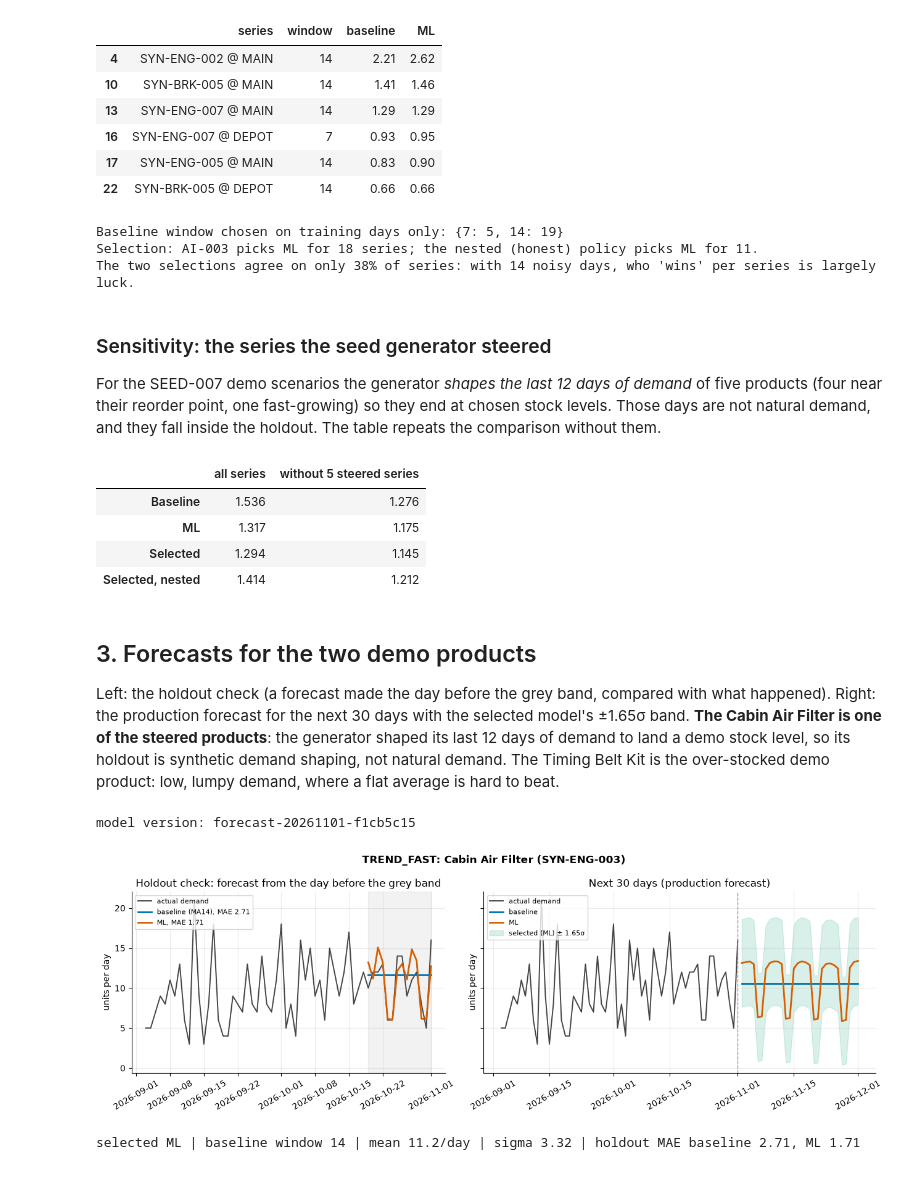
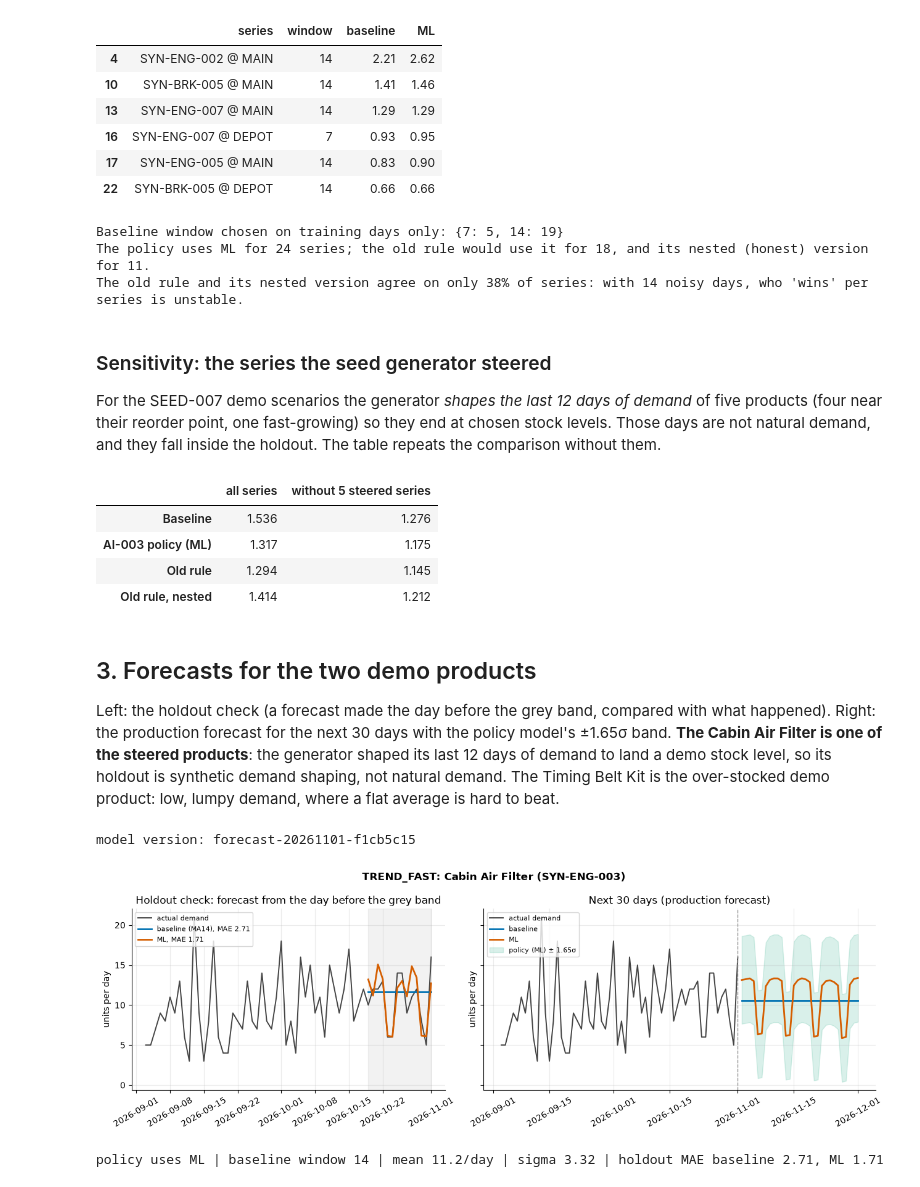
Before and after one commit to isfak1537/toyota-ai-erp, a Jupyter notebook: ai-service/notebooks/01_forecast_eval.ipynb, the cells around one changed output. Saved outputs shown, nothing was run; the diff lists cells and outputs as text; code cells hidden in the pictures.

```diff
--- a/ai-service/notebooks/01_forecast_eval.ipynb
+++ b/ai-service/notebooks/01_forecast_eval.ipynb
@@ -89,7 +93,7 @@ ML bias is -0.123 units/day (-4.0% of mean demand): it slightly under-forecasts.
 rows = []
 for key, ev in result.per_series.items():
     rows.append({"series": label(key), "window": ev.baseline_window, "MA7": ev.mae_ma7, "MA14": ev.mae_ma14, "baseline": ev.mae_baseline,
-                 "ML": ev.mae_ml, "selected": ev.selected, "nested": ev.nested_selected, "sigma": ev.sigma,
+                 "ML": ev.mae_ml, "old rule": ev.selected_by_mae, "old rule, nested": ev.nested_by_mae, "sigma": ev.sigma,
                  "steered": products[key[0]] in steered})
 per_series = pd.DataFrame(rows).sort_values("baseline", ascending=False).reset_index(drop=True)
 
@@ -121,13 +125,13 @@ ML beats the baseline on the holdout in 18 of 24 series; the baseline wins or ti
 | 22 | SYN-BRK-005 @ DEPOT | 14 | 0.66 | 0.66 |
 # %%
 print("Baseline window chosen on training days only:", per_series["window"].value_counts().sort_index().to_dict())
-print(f"Selection: AI-003 picks ML for {result.selected_ml} series; the nested (honest) policy picks ML for {result.nested_selected_ml}.")
-agree = (per_series["selected"] == per_series["nested"]).mean()
-print(f"The two selections agree on only {100 * agree:.0f}% of series: with 14 noisy days, who 'wins' per series is largely luck.")
+print(f"The policy uses ML for {result.selected_ml} series; the old rule would use it for {result.by_mae_ml}, and its nested (honest) version for {result.nested_by_mae_ml}.")
+agree = (per_series["old rule"] == per_series["old rule, nested"]).mean()
+print(f"The old rule and its nested version agree on only {100 * agree:.0f}% of series: with 14 noisy days, who 'wins' per series is unstable.")
 # %% [output]
 Baseline window chosen on training days only: {7: 5, 14: 19}
-Selection: AI-003 picks ML for 18 series; the nested (honest) policy picks ML for 11.
-The two selections agree on only 38% of series: with 14 noisy days, who 'wins' per series is largely luck.
+The policy uses ML for 24 series; the old rule would use it for 18, and its nested (honest) version for 11.
+The old rule and its nested version agree on only 38% of series: with 14 noisy days, who 'wins' per series is unstable.
 # %% [markdown]
 ### Sensitivity: the series the seed generator steered
 
@@ -137,24 +141,24 @@ not natural demand, and they fall inside the holdout. The table repeats the comp
 # %%
 from app.forecasting.metrics import summarise
 keep = {k: ev for k, ev in result.per_series.items() if products[k[0]] not in steered}
-pick = {"Baseline": lambda e: e.baseline, "ML": lambda e: e.ml_or_baseline, "Selected": lambda e: e.selected_forecast,
-        "Selected, nested": lambda e: e.nested_forecast}
+pick = {"Baseline": lambda e: e.baseline, "AI-003 policy (ML)": lambda e: e.selected_forecast, "Old rule": lambda e: e.by_mae_forecast,
+        "Old rule, nested": lambda e: e.nested_forecast}
 table = pd.DataFrame({
     name: {"all series": summarise({k: (e.actual, f(e)) for k, e in result.per_series.items()}).macro_mae,
            f"without {len(result.per_series) - len(keep)} steered series": summarise({k: (e.actual, f(e)) for k, e in keep.items()}).macro_mae}
     for name, f in pick.items()}).T
 table.round(3)
 # %% [output]
 |  | all series | without 5 steered series |
 | Baseline | 1.536 | 1.276 |
-| ML | 1.317 | 1.175 |
-| Selected | 1.294 | 1.145 |
-| Selected, nested | 1.414 | 1.212 |
+| AI-003 policy (ML) | 1.317 | 1.175 |
+| Old rule | 1.294 | 1.145 |
+| Old rule, nested | 1.414 | 1.212 |
 # %% [markdown]
 ## 3. Forecasts for the two demo products
 
 Left: the holdout check (a forecast made the day before the grey band, compared with what happened).
-Right: the production forecast for the next 30 days with the selected model's ±1.65σ band.
+Right: the production forecast for the next 30 days with the policy model's ±1.65σ band.
 **The Cabin Air Filter is one of the steered products**: the generator shaped its last 12 days of demand to
 land a demo stock level, so its holdout is synthetic demand shaping, not natural demand. The Timing Belt
 Kit is the over-stocked demo product: low, lumpy demand, where a flat average is hard to beat.
@@ -196,7 +200,7 @@ def show(title, key):
     right.plot(future["date"], future["ml"], color=ML, lw=2, label="ML")
     chosen = future["mean"].to_numpy()
     right.fill_between(future["date"], np.clip(chosen - 1.65 * answer["sigma"], 0, None), chosen + 1.65 * answer["sigma"], color=SELECTED, alpha=0.15,
-                       label=f"selected ({answer['selectedModel']}) ± 1.65σ")
+                       label=f"policy ({answer['selectedModel']}) ± 1.65σ")
     right.axvline(history.index[-1], color="#999999", ls="--", lw=1)
     right.set_title("Next 30 days (production forecast)")
     right.legend(loc="upper left", fontsize=8)
@@ -205,13 +209,13 @@ def show(title, key):
     fig.suptitle(title, fontweight="bold")
     plt.tight_layout()
     plt.show()
-    print(f"selected {answer['selectedModel']} | baseline window {answer['baselineWindow']} | mean {answer['dailyMean']:.1f}/day | sigma {answer['sigma']:.2f} | "
+    print(f"policy uses {answer['selectedModel']} | baseline window {answer['baselineWindow']} | mean {answer['dailyMean']:.1f}/day | sigma {answer['sigma']:.2f} | "
           f"holdout MAE baseline {answer['metrics']['maeBaseline']:.2f}, ML {answer['metrics']['maeMl']:.2f}")
 
 show(list(demo)[0], list(demo.values())[0])
 # %% [output]
 [figure]
-selected ML | baseline window 14 | mean 11.2/day | sigma 3.32 | holdout MAE baseline 2.71, ML 1.71
+policy uses ML | baseline window 14 | mean 11.2/day | sigma 3.32 | holdout MAE baseline 2.71, ML 1.71
 # %%
 show(list(demo)[1], list(demo.values())[1])
 # %% [output]
```
Also changed, not shown: parts of 5 cells of this notebook, 11 other files.
